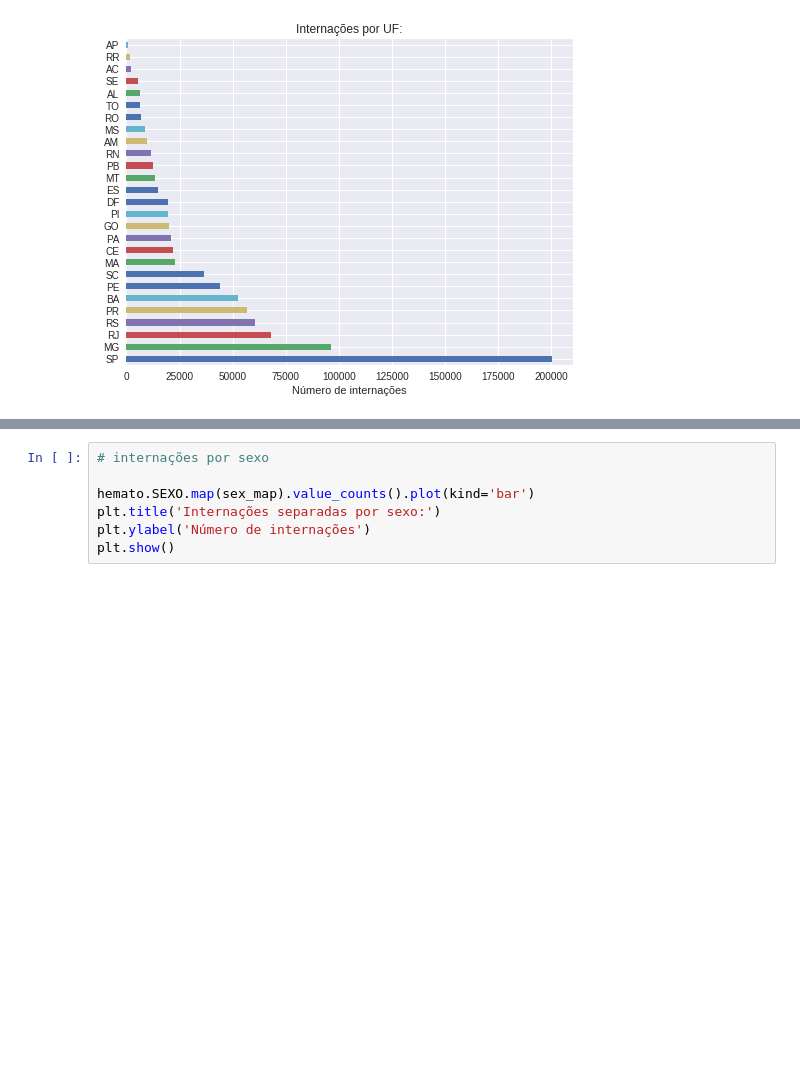
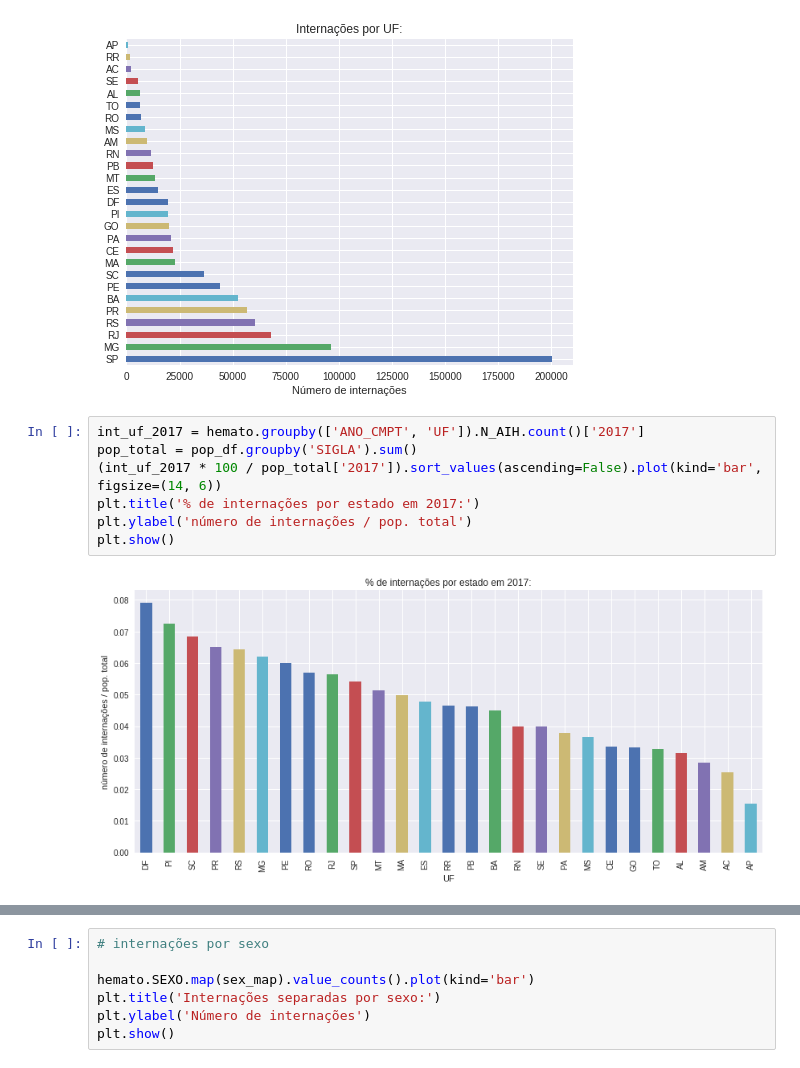
Before and after one commit to gbletsch/hematologic_hospitalizations_brazil, a Jupyter notebook: tcc.ipynb, the cells around one changed output, grey strips where cells are left out. Cells and saved outputs as stored; diff of their text form; blank space fills up the shorter version.

```diff
--- a/tcc.ipynb
+++ b/tcc.ipynb
@@ -250,6 +374,15 @@ plt.xlabel('Número de internações')
 plt.show()
 # %% [output]
 [figure]
+# %%
+int_uf_2017 = hemato.groupby(['ANO_CMPT', 'UF']).N_AIH.count()['2017']
+pop_total = pop_df.groupby('SIGLA').sum()
+(int_uf_2017 * 100 / pop_total['2017']).sort_values(ascending=False).plot(kind='bar', figsize=(14, 6))
+plt.title('% de internações por estado em 2017:')
+plt.ylabel('número de internações / pop. total')
+plt.show()
+# %% [output]
+[figure, added]
 # %%
 # internações totais no RS por hospital
 
```
Also changed, not shown: parts of 27 cells of this notebook, 2 other files.
